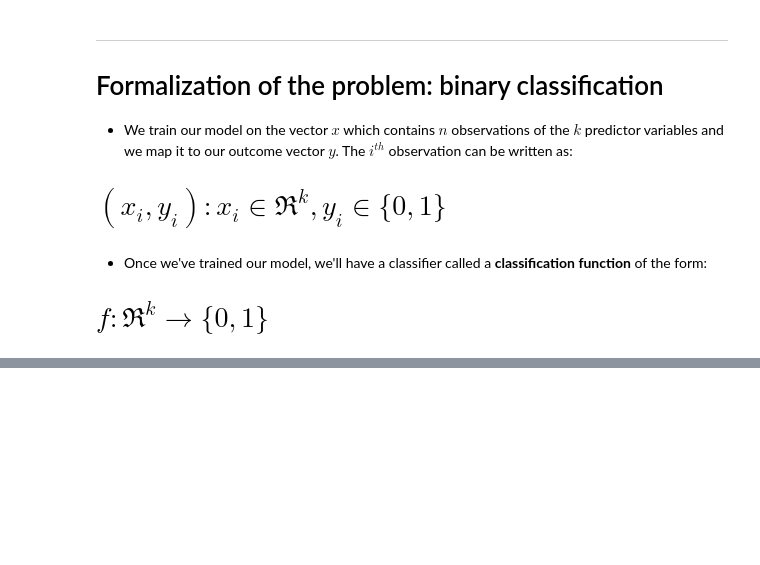
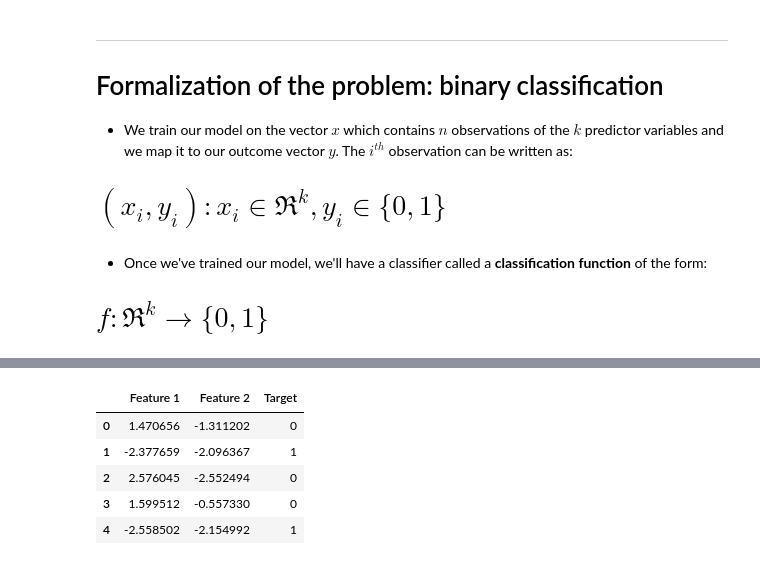
Before and after one commit to sinclam2/regression-analysis-with-python, a Jupyter notebook: 04-Logistic-Regression.ipynb, the cells around one changed output, grey strips where cells are left out. Cells and saved outputs as stored; diff of their text form; code cells hidden in the pictures; blank space fills up the shorter version.

```diff
--- a/04-Logistic-Regression.ipynb
+++ b/04-Logistic-Regression.ipynb
@@ -41,0 +75,9 @@ ____
+# %%
+df_data.head()
+# %% [output]
+|  | Feature 1 | Feature 2 | Target |
+| 0 | 1.470656 | -1.311202 | 0 |
+| 1 | -2.377659 | -2.096367 | 1 |
+| 2 | 2.576045 | -2.552494 | 0 |
+| 3 | 1.599512 | -0.557330 | 0 |
+| 4 | -2.558502 | -2.154992 | 1 |
```
Also changed, not shown: parts of 25 cells of this notebook.
